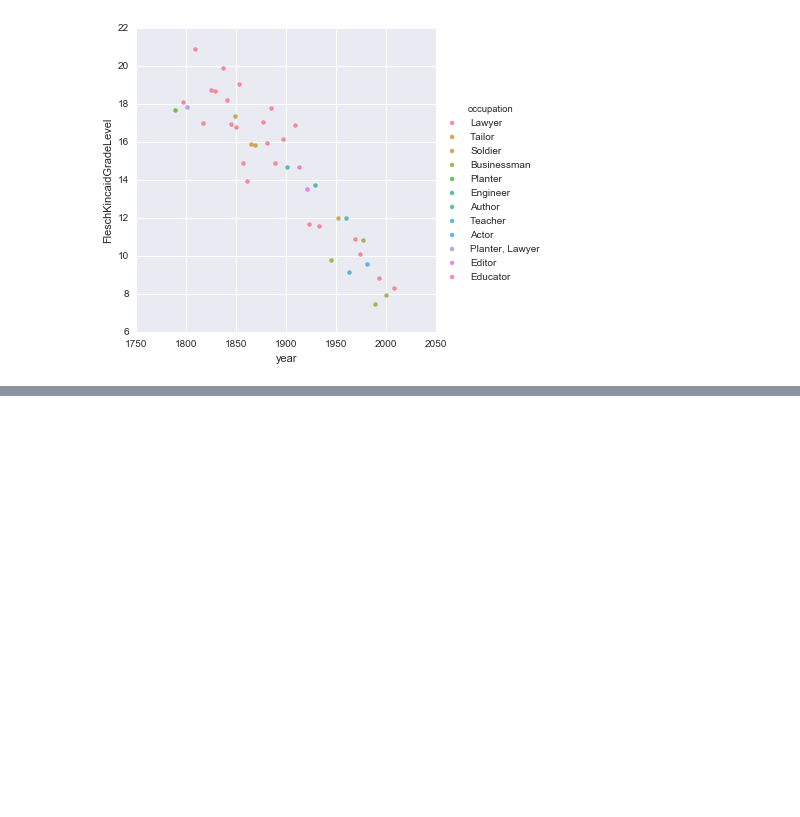
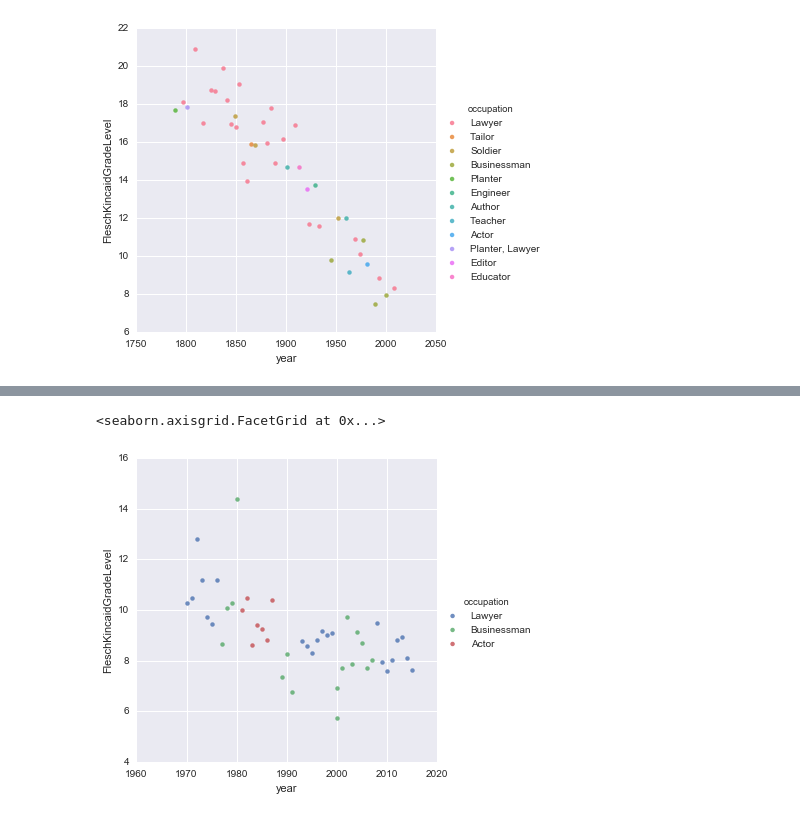
Before and after one commit to cal2227/EDAV-Project4, a Jupyter notebook: src/reading_level_by_.ipynb, the cells around one changed output, grey strips where cells are left out. Drawn from its saved outputs; the diff is of its cells as text; code cells hidden in the pictures; blank space fills up the shorter version.

```diff
--- a/src/reading_level_by_.ipynb
+++ b/src/reading_level_by_.ipynb
@@ -72,0 +92,5 @@ sb.lmplot('year', 'FleschKincaidGradeLevel', data=agg_df, hue='occupation', fit_
+# %%
+sb.lmplot('year', 'FleschKincaidGradeLevel', data=df_1970, hue='occupation', fit_reg=False)
+# %% [output]
+<seaborn.axisgrid.FacetGrid at 0x...>
+[figure, added]
```
Also changed, not shown: parts of 4 cells of this notebook, 6 other files.
